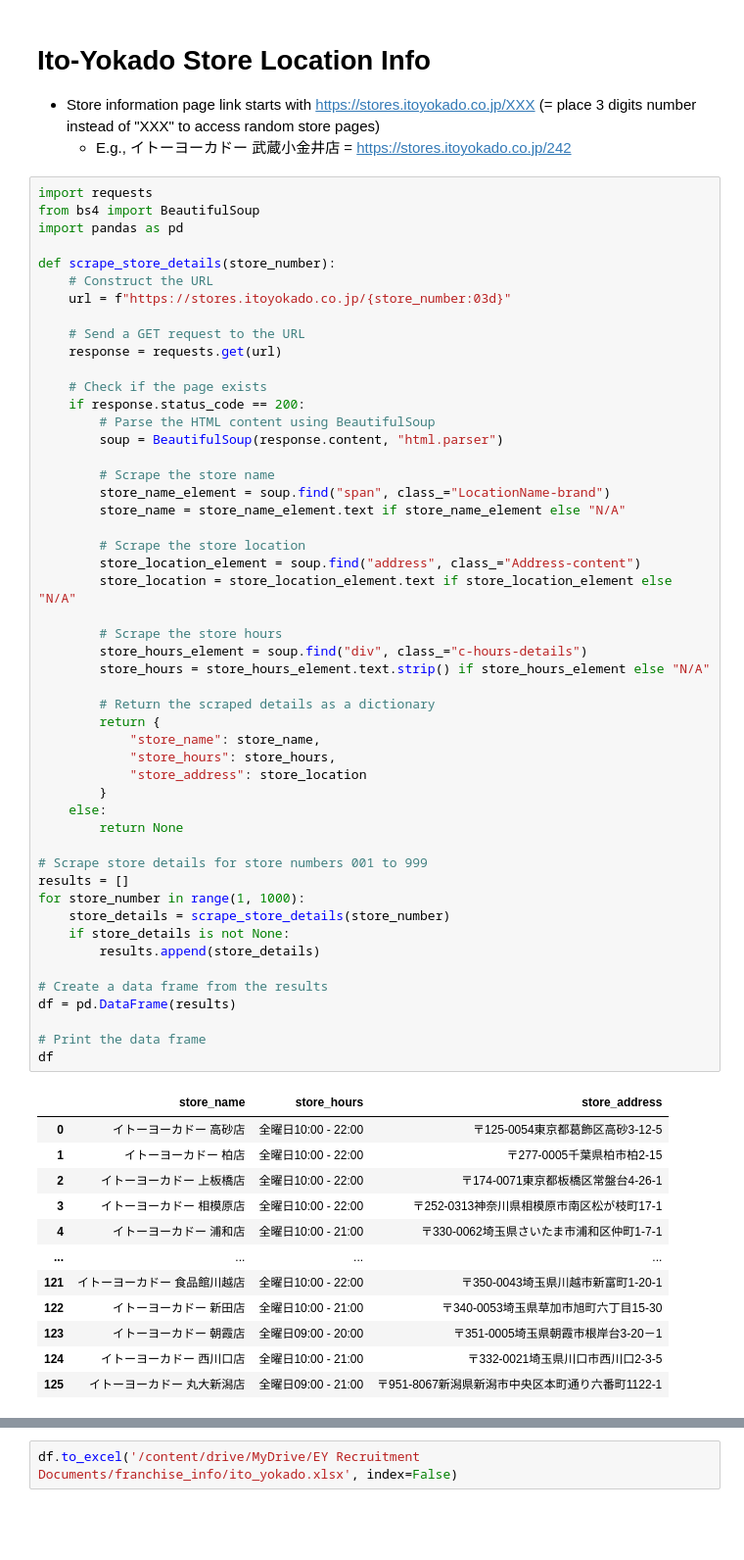
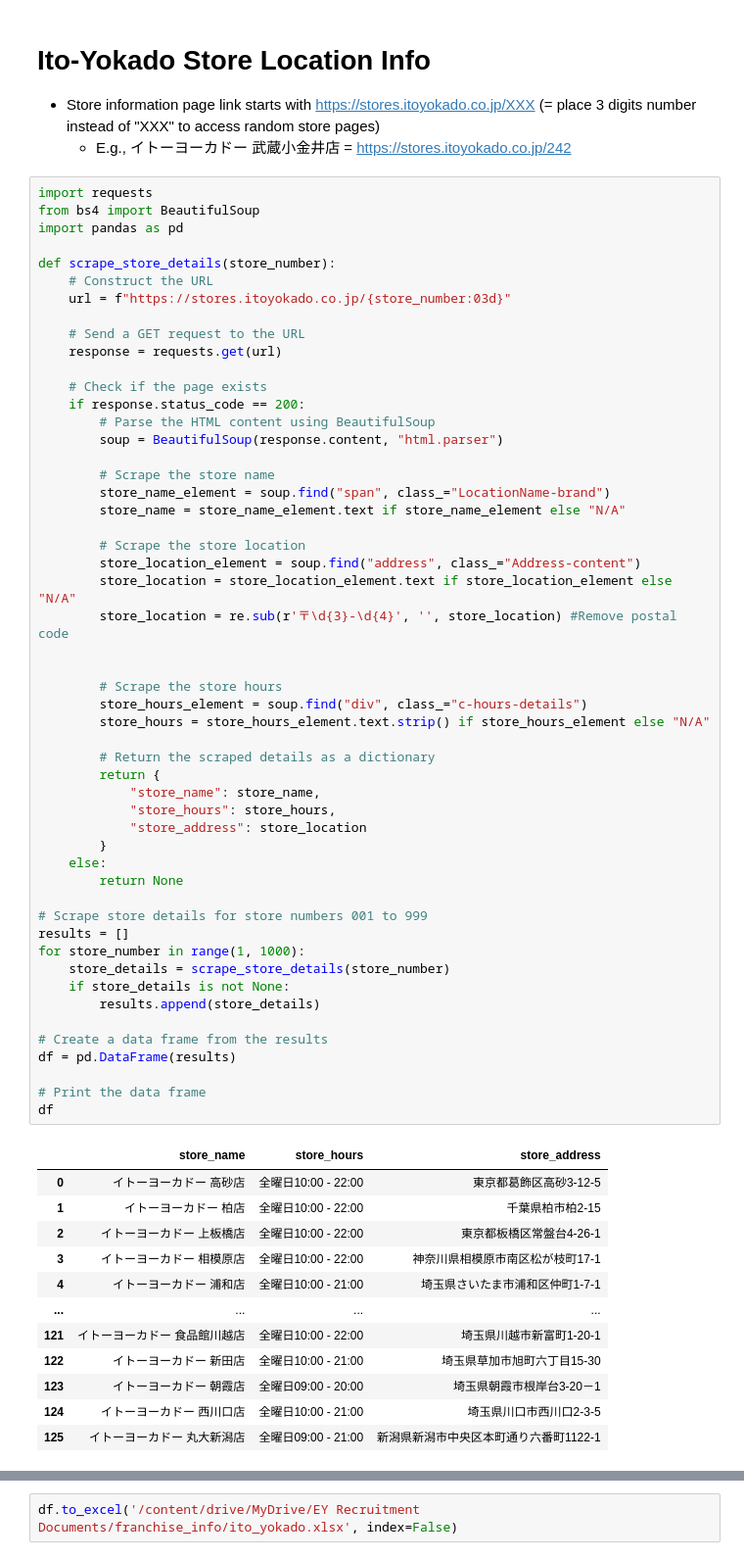
Before and after one commit to Kensuzuki95/AIF360, a Jupyter notebook: Web_Scraping_Store_Info.ipynb, the cells around one changed output, grey strips where cells are left out. Shown at 98% size. Drawn from its saved outputs; the diff is of its cells as text; blank space fills up the shorter version.

```diff
--- a/Web_Scraping_Store_Info.ipynb
+++ b/Web_Scraping_Store_Info.ipynb
@@ -89,45 +89,47 @@ def scrape_store_details(store_number):
         # Scrape the store location
         store_location_element = soup.find("address", class_="Address-content")
         store_location = store_location_element.text if store_location_element else "N/A"
+        store_location = re.sub(r'〒\d{3}-\d{4}', '', store_location) #Remove postal code
+
 
         # Scrape the store hours
         store_hours_element = soup.find("div", class_="c-hours-details")
         store_hours = store_hours_element.text.strip() if store_hours_element else "N/A"
 
         # Return the scraped details as a dictionary
         return {
             "store_name": store_name,
             "store_hours": store_hours,
             "store_address": store_location
         }
     else:
         return None
 
 # Scrape store details for store numbers 001 to 999
 results = []
 for store_number in range(1, 1000):
     store_details = scrape_store_details(store_number)
     if store_details is not None:
         results.append(store_details)
 
 # Create a data frame from the results
 df = pd.DataFrame(results)
 
 # Print the data frame
 df
 # %% [output]
 |  | store_name | store_hours | store_address |
-| 0 | イトーヨーカドー 高砂店 | 全曜日10:00 - 22:00 | 〒125-0054東京都葛飾区高砂3-12-5 |
-| 1 | イトーヨーカドー 柏店 | 全曜日10:00 - 22:00 | 〒277-0005千葉県柏市柏2-15 |
-| 2 | イトーヨーカドー 上板橋店 | 全曜日10:00 - 22:00 | 〒174-0071東京都板橋区常盤台4-26-1 |
-| 3 | イトーヨーカドー 相模原店 | 全曜日10:00 - 22:00 | 〒252-0313神奈川県相模原市南区松が枝町17-1 |
-| 4 | イトーヨーカドー 浦和店 | 全曜日10:00 - 21:00 | 〒330-0062埼玉県さいたま市浦和区仲町1-7-1 |
+| 0 | イトーヨーカドー 高砂店 | 全曜日10:00 - 22:00 | 東京都葛飾区高砂3-12-5 |
+| 1 | イトーヨーカドー 柏店 | 全曜日10:00 - 22:00 | 千葉県柏市柏2-15 |
+| 2 | イトーヨーカドー 上板橋店 | 全曜日10:00 - 22:00 | 東京都板橋区常盤台4-26-1 |
+| 3 | イトーヨーカドー 相模原店 | 全曜日10:00 - 22:00 | 神奈川県相模原市南区松が枝町17-1 |
+| 4 | イトーヨーカドー 浦和店 | 全曜日10:00 - 21:00 | 埼玉県さいたま市浦和区仲町1-7-1 |
 | ... | ... | ... | ... |
-| 121 | イトーヨーカドー 食品館川越店 | 全曜日10:00 - 22:00 | 〒350-0043埼玉県川越市新富町1-20-1 |
-| 122 | イトーヨーカドー 新田店 | 全曜日10:00 - 21:00 | 〒340-0053埼玉県草加市旭町六丁目15-30 |
-| 123 | イトーヨーカドー 朝霞店 | 全曜日09:00 - 20:00 | 〒351-0005埼玉県朝霞市根岸台3-20－1 |
-| 124 | イトーヨーカドー 西川口店 | 全曜日10:00 - 21:00 | 〒332-0021埼玉県川口市西川口2-3-5 |
-| 125 | イトーヨーカドー 丸大新潟店 | 全曜日09:00 - 21:00 | 〒951-8067新潟県新潟市中央区本町通り六番町1122-1 |
+| 121 | イトーヨーカドー 食品館川越店 | 全曜日10:00 - 22:00 | 埼玉県川越市新富町1-20-1 |
+| 122 | イトーヨーカドー 新田店 | 全曜日10:00 - 21:00 | 埼玉県草加市旭町六丁目15-30 |
+| 123 | イトーヨーカドー 朝霞店 | 全曜日09:00 - 20:00 | 埼玉県朝霞市根岸台3-20－1 |
+| 124 | イトーヨーカドー 西川口店 | 全曜日10:00 - 21:00 | 埼玉県川口市西川口2-3-5 |
+| 125 | イトーヨーカドー 丸大新潟店 | 全曜日09:00 - 21:00 | 新潟県新潟市中央区本町通り六番町1122-1 |
 126 rows × 3 columns
 # %%
 df.to_excel('/content/drive/MyDrive/EY Recruitment Documents/franchise_info/ito_yokado.xlsx', index=False)
```
Also changed, not shown: parts of 4 cells of this notebook.
